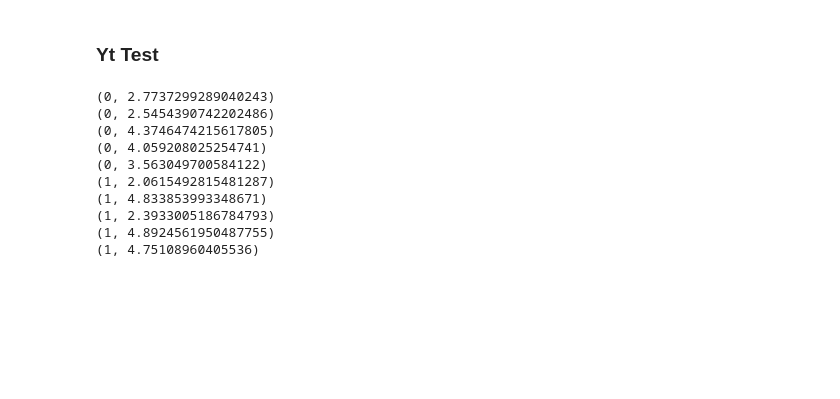
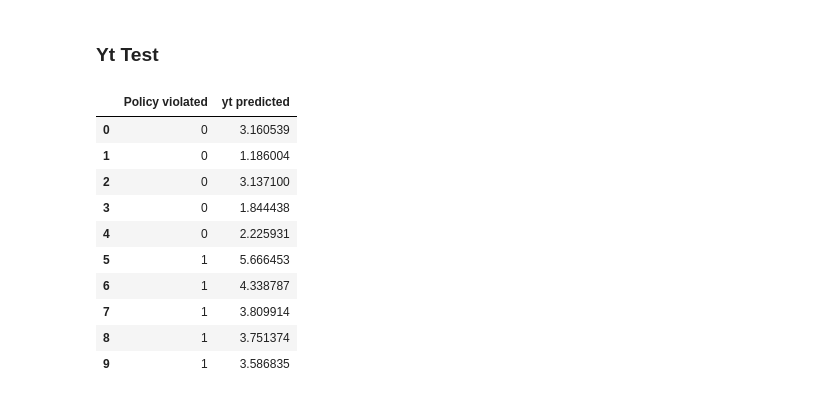
Before and after one commit to eigen-arnav/meta-bandits, a Jupyter notebook: Project.ipynb, the cells around one changed output. Cells and saved outputs as stored; diff of their text form; code cells hidden in the pictures; blank space fills up the shorter version.

```diff
--- a/Project.ipynb
+++ b/Project.ipynb
@@ -174,27 +175,32 @@ plt.show()
 # %%
 def generate_content(t):
     res = np.zeros(d)
     if t<5:
         res[0] = np.random.normal(15,5,1)[0]
         res[1] = 0 #np.random.normal(0.5,0.1,1)[0]
         res[2] = 0
     else:
         res[1] = np.random.normal(10,5,1)[0]
         res[2] = 0 #np.random.normal(0.5,0.1,1)[0]
         res[0] = 0
     return res
 
+data = []
 for t in range(10):
     content = generate_content(t)
-    print(agent.scale_risk_score(content))
+    data.append(agent.scale_risk_score(content))
+
+df = pd.DataFrame(data, columns=['Policy violated', 'yt predicted'])
+df.head(10)
 # %% [output]
-(0, 2.7737299289040243)
-(0, 2.5454390742202486)
-(0, 4.3746474215617805)
-(0, 4.059208025254741)
-(0, 3.563049700584122)
-(1, 2.0615492815481287)
-(1, 4.833853993348671)
-(1, 2.3933005186784793)
-(1, 4.8924561950487755)
-(1, 4.75108960405536)
+|  | Policy violated | yt predicted |
+| 0 | 0 | 3.160539 |
+| 1 | 0 | 1.186004 |
+| 2 | 0 | 3.137100 |
+| 3 | 0 | 1.844438 |
+| 4 | 0 | 2.225931 |
+| 5 | 1 | 5.666453 |
+| 6 | 1 | 4.338787 |
+| 7 | 1 | 3.809914 |
+| 8 | 1 | 3.751374 |
+| 9 | 1 | 3.586835 |
```
Also changed, not shown: parts of 6 cells of this notebook.
